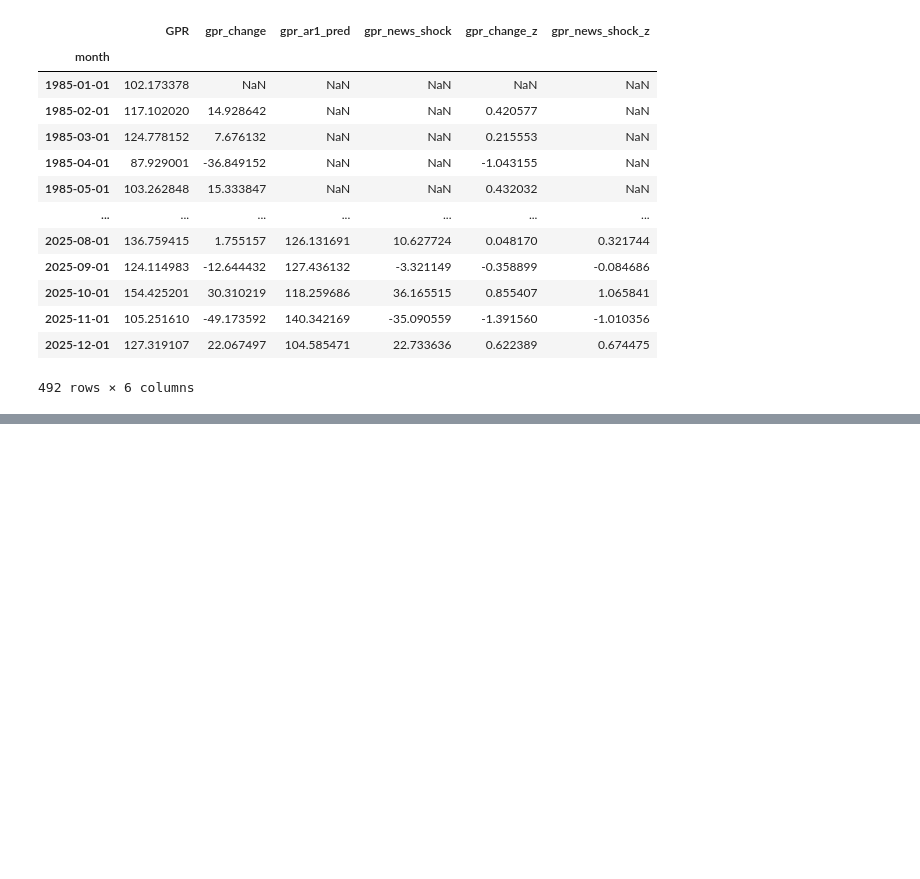
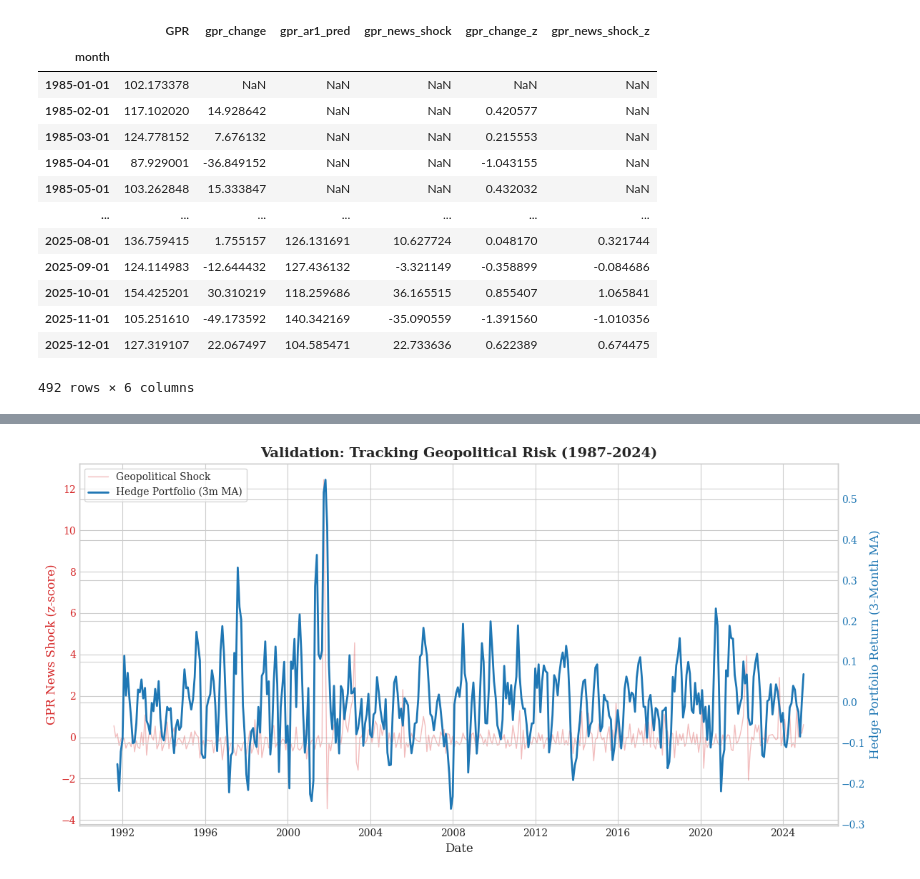
Before and after one commit to siddharthyashkukreja-cloud/Hedging_GeoPolRisk, a Jupyter notebook: researchProject.ipynb, the cells around one changed output, grey strips where cells are left out. Saved outputs shown, nothing was run; the diff lists cells and outputs as text; code cells hidden in the pictures; blank space fills up the shorter version.

```diff
--- a/researchProject.ipynb
+++ b/researchProject.ipynb
@@ -448,0 +648,83 @@ Notes:
+# %%
+# --- Step 5: Empirical Validation (High-Quality Plots) ---
+
+import matplotlib.pyplot as plt
+import matplotlib.dates as mdates
+import seaborn as sns
+
+# Set professional academic style
+sns.set_style("whitegrid")
+plt.rcParams["font.family"] = "serif" # Matches LaTeX font better
+
+# --- Figure 1: The "Proof" Plot (Hedge vs. Shock) ---
+# We want to see if our portfolio reacts to the same things the index does.
+
+fig, ax1 = plt.subplots(figsize=(12, 6))
+
+# Plot the GPR Shock (The News) on the Left Axis
+color_shock = '#d62728' # Professional Red
+ax1.set_xlabel('Date', fontsize=12)
+ax1.set_ylabel('GPR News Shock (z-score)', color=color_shock, fontsize=12)
+ax1.plot(final_hedge.index, final_hedge['GPR_Shock_News_Z'], color=color_shock, alpha=0.3, label='Geopolitical Shock', linewidth=1)
+ax1.tick_params(axis='y', labelcolor=color_shock)
+
+# Plot the Hedge Portfolio (Your Synthetic Asset) on the Right Axis
+ax2 = ax1.twinx()
+color_hedge = '#1f77b4' # Professional Blue
+ax2.set_ylabel('Hedge Portfolio Return (3-Month MA)', color=color_hedge, fontsize=12)
+# We use a 3-month rolling average for the hedge to make the trend clearer vs the noisy shock
+ax2.plot(final_hedge.index, final_hedge['Hedge_Excess_Return'].rolling(3).mean(), color=color_hedge, linewidth=2, label='Hedge Portfolio (3m MA)')
+ax2.tick_params(axis='y', labelcolor=color_hedge)
+
+# Add a legend that combines both axes
+lines1, labels1 = ax1.get_legend_handles_labels()
+lines2, labels2 = ax2.get_legend_handles_labels()
+ax1.legend(lines1 + lines2, labels1 + labels2, loc='upper left', frameon=True)
+
+plt.title('Validation: Tracking Geopolitical Risk (1987-2024)', fontsize=14, fontweight='bold')
+plt.tight_layout()
+
+# Save the figure
+plt.savefig('Figure1_Hedge_Validation.png', dpi=300)
+print("Figure 1 saved as 'Figure1_Hedge_Validation.png'")
+plt.show()
+
+# --- Figure 2: Cumulative Performance (Making Money?) ---
+# "If I invested $1 in 1987, what is it worth now?"
+
+plt.figure(figsize=(12, 6))
+
+# Calculate Cumulative Returns
+# We use the "Total Return" (Excess + RF) to mimic a real investment
+cumulative_ret = (1 + final_hedge['Hedge_Total_Return']).cumprod()
+
+plt.plot(cumulative_ret.index, cumulative_ret, color='#2ca02c', linewidth=2, label='Geo-Hedge Portfolio') # Green
+plt.title('Cumulative Performance of $1 Investment (1987-2024)', fontsize=14, fontweight='bold')
+plt.ylabel('Portfolio Value ($)', fontsize=12)
+plt.xlabel('Date', fontsize=12)
+plt.yscale('log') # Log scale helps see long-term trends better
+plt.grid(True, which="both", ls="-", alpha=0.5)
+
+# Highlight key events
+events = {
+    pd.Timestamp('1990-08-01'): 'Gulf War',
+    pd.Timestamp('2001-09-11'): '9/11',
+    pd.Timestamp('2003-03-20'): 'Iraq War',
+    pd.Timestamp('2022-02-24'): 'Ukraine War'
+}
+
+for date, label in events.items():
+    if date in cumulative_ret.index:
+        val = cumulative_ret.asof(date)
+        plt.annotate(label, xy=(date, val), xytext=(date, val*1.5),
+                     arrowprops=dict(facecolor='black', shrink=0.05, width=1, headwidth=8),
+                     fontsize=10, fontweight='bold')
+
+plt.legend()
+plt.tight_layout()
+
+# Save the figure
+plt.savefig('Figure2_Cumulative_Performance.png', dpi=300)
+print("Figure 2 saved as 'Figure2_Cumulative_Performance.png'")
+plt.show()
+# %% [output]
@@ -448,0 +732 @@ Notes:
+[figure, added]
```
Also changed, not shown: parts of 17 cells of this notebook.
